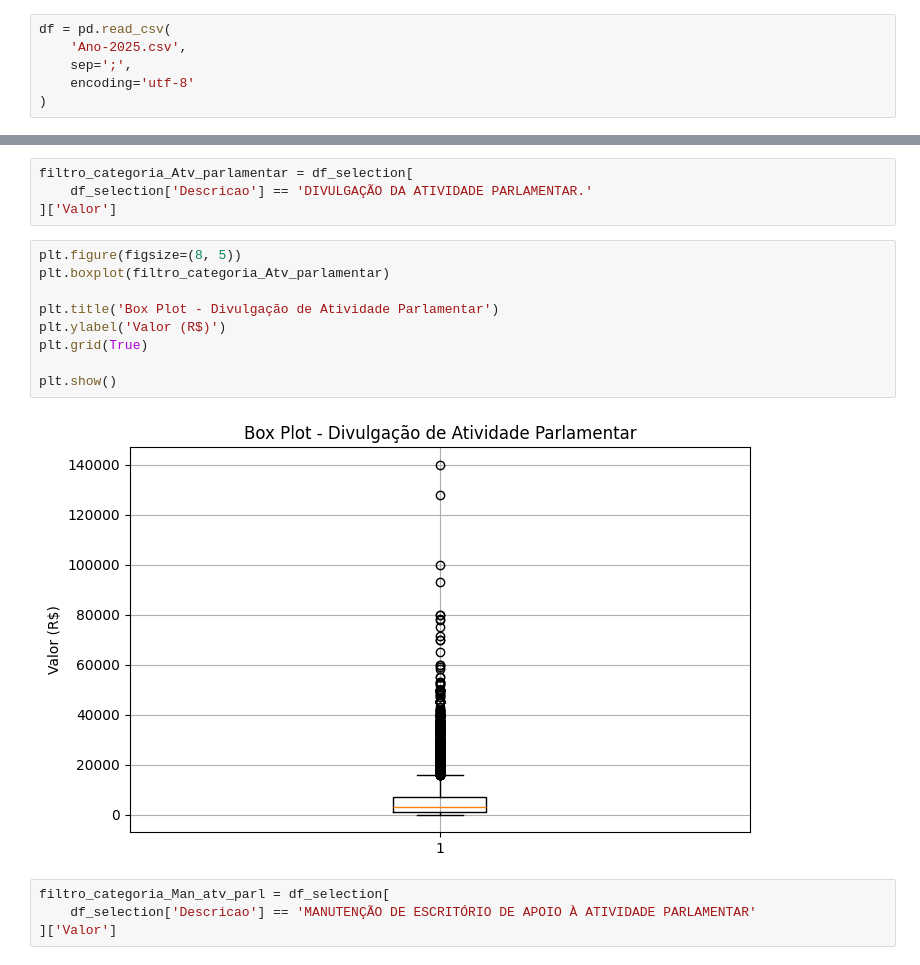
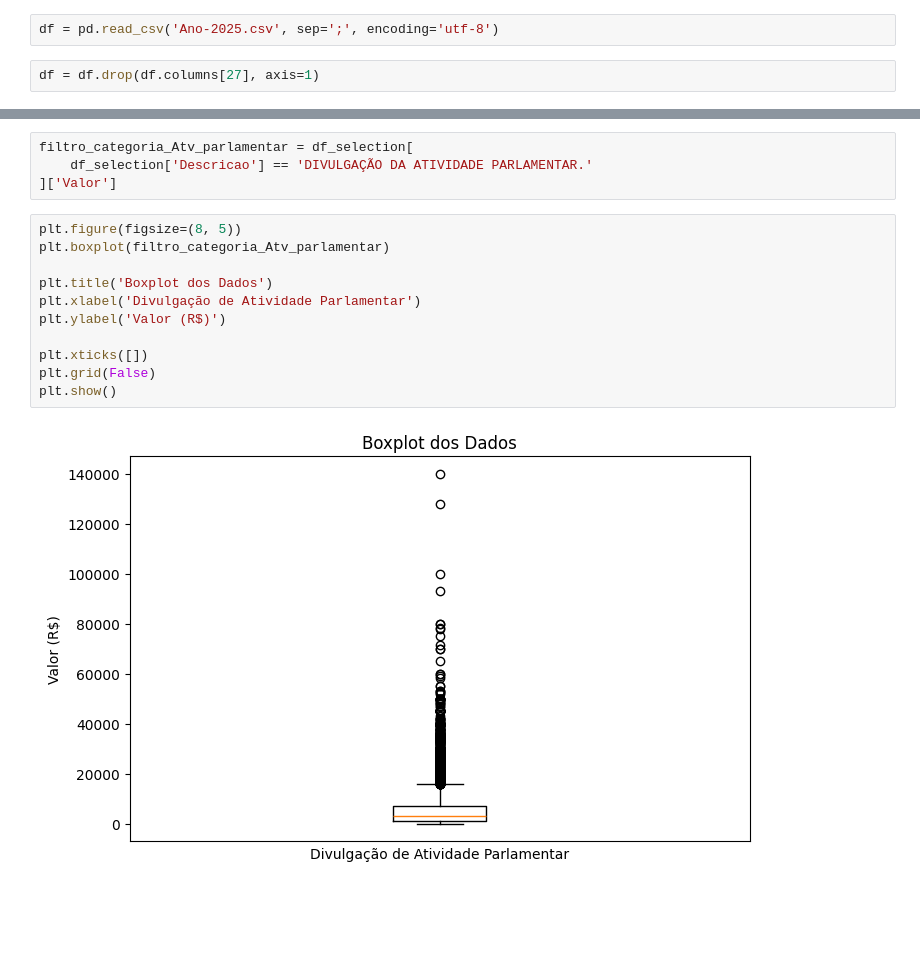
Before and after one commit to claudett4/analise-estatistica-gastos-parlamentares-2025, a Jupyter notebook: Analise_descritiva_gastos 2025.ipynb, the cells around one changed output, grey strips where cells are left out. Drawn from its saved outputs; the diff is of its cells as text; blank space fills up the shorter version.

Commit message:
Correções no gráfico boxplot e correção no df

```diff
--- a/Analise_descritiva_gastos 2025.ipynb
+++ b/Analise_descritiva_gastos 2025.ipynb
@@ -7,11 +7,9 @@ import matplotlib.pyplot as plt
 # %% [markdown]
 Carregando o arquivo csv
 # %%
-df = pd.read_csv(
-    'Ano-2025.csv',
-    sep=';',
-    encoding='utf-8'
-)
+df = pd.read_csv('Ano-2025.csv', sep=';', encoding='utf-8')
+# %%
+df = df.drop(df.columns[27], axis=1)
 # %% [markdown]
 Verificando as colunas e realizando o tratamento de dados e seleção de colunas para realizar a análise
 # %%
@@ -417,15 +415,13 @@ filtro_categoria_Atv_parlamentar = df_selection[
 # %%
 plt.figure(figsize=(8, 5))
 plt.boxplot(filtro_categoria_Atv_parlamentar)
 
-plt.title('Box Plot - Divulgação de Atividade Parlamentar')
+plt.title('Boxplot dos Dados')
+plt.xlabel('Divulgação de Atividade Parlamentar')
 plt.ylabel('Valor (R$)')
-plt.grid(True)
 
+plt.xticks([])
+plt.grid(False)
 plt.show()
 # %% [output]
-[figure, old version]
+[figure, new version]
-# %%
-filtro_categoria_Man_atv_parl = df_selection[
-    df_selection['Descricao'] == 'MANUTENÇÃO DE ESCRITÓRIO DE APOIO À ATIVIDADE PARLAMENTAR'
-]['Valor']
```
Also changed, not shown: parts of 5 cells of this notebook.
